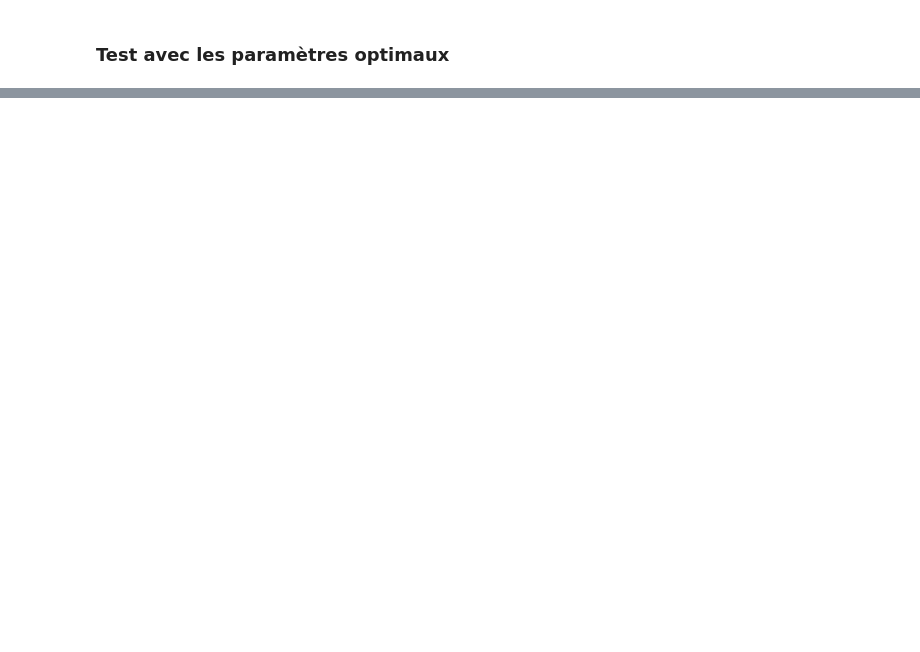
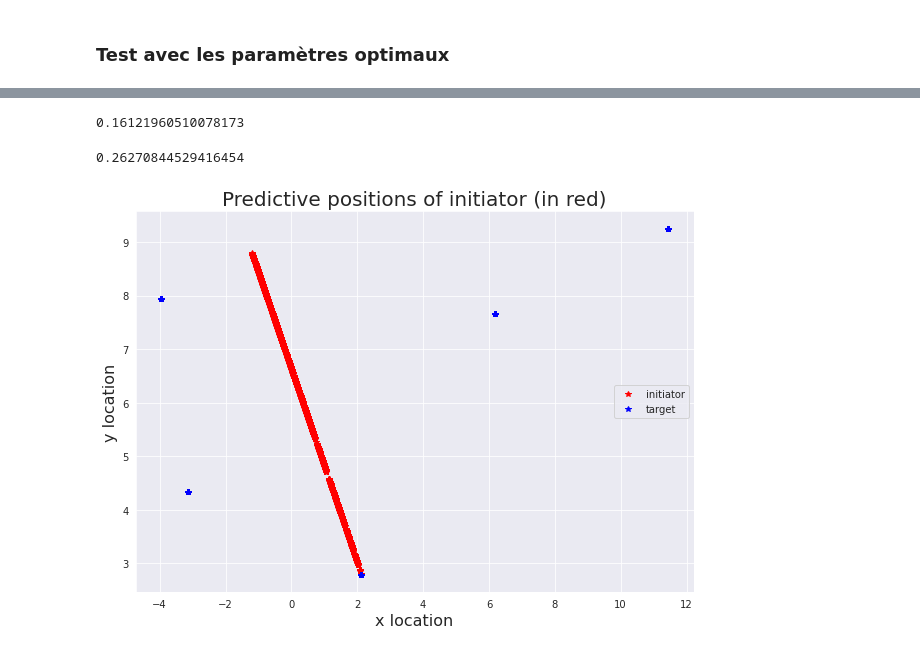
Before and after one commit to maylin007/PIP-G2, a Jupyter notebook: g2_machine_learning_random_forest_lauriane.ipynb, the cells around one changed output, grey strips where cells are left out. Drawn from its saved outputs; the diff is of its cells as text; code cells hidden in the pictures; blank space fills up the shorter version.

```diff
--- a/g2_machine_learning_random_forest_lauriane.ipynb
+++ b/g2_machine_learning_random_forest_lauriane.ipynb
@@ -482,0 +483,19 @@ score_distanceM(Xobserve = Y_test['loc_initiator_x'],
+# %%
+mean_absolute_error(Y_test, predic_rf_opti)
+# %% [output]
+0.16121960510078173
+# %%
+np.sqrt(mean_squared_error(Y_test,predic_rf_opti))
+# %% [output]
+0.26270844529416454
+# %%
+predic_position_opti = pd.DataFrame(predic_rf_opti, columns=['loc_initiator_x','loc_initiator_y'])
+plt.figure(figsize=(10, 7))
+plt.plot(predic_position_opti['loc_initiator_x'],predic_position_opti['loc_initiator_y'],'*r',label='initiator')
+plt.plot(data_for_pred['loc_target_x'],data_for_pred['loc_target_y'],"*b", label='target')
+plt.xlabel("x location", fontsize=16)
+plt.ylabel("y location", fontsize=16)
+plt.legend(loc='center right', bbox_to_anchor=(1, 0.5))
+plt.title('Predictive positions of initiator (in red)', fontsize=20);
+# %% [output]
+[figure, added]
```
Also changed, not shown: parts of 22 cells of this notebook.
